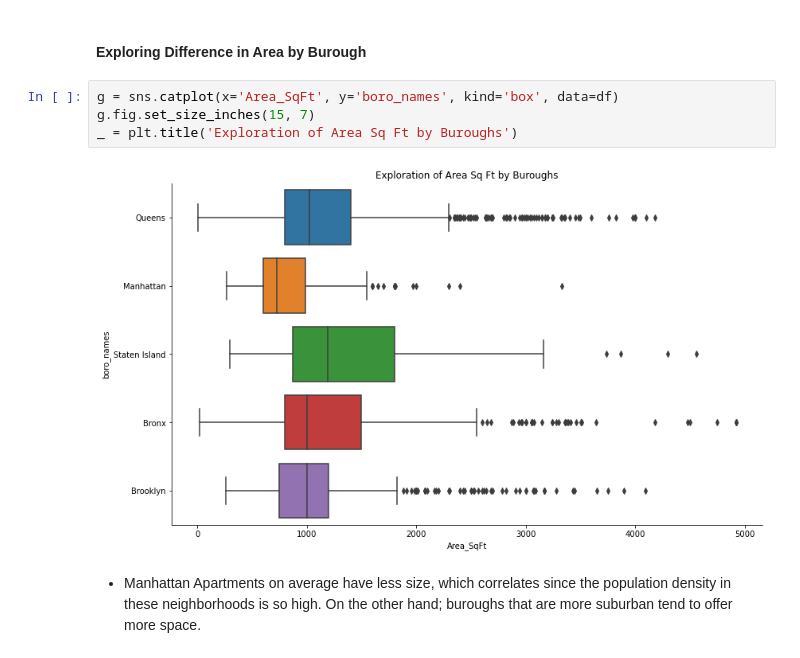
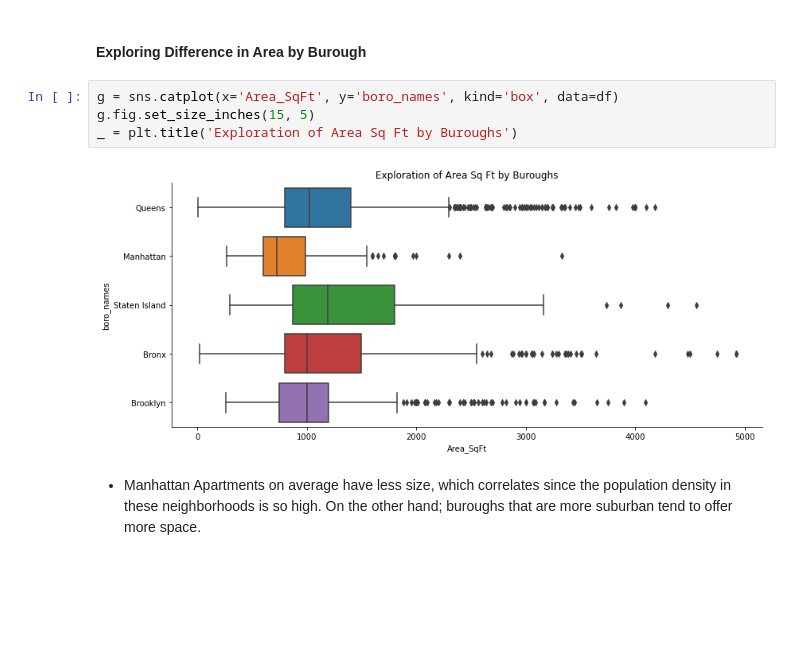
Before and after one commit to Nicolas-Jorq/Capstone-NYC-Rental-Price, a Jupyter notebook: 3 - Exploratory Data Analysis/Capstone 2 - EDA.ipynb, the cells around one changed output. Cells and saved outputs as stored; diff of their text form; blank space fills up the shorter version.

```diff
--- a/3 - Exploratory Data Analysis/Capstone 2 - EDA.ipynb
+++ b/3 - Exploratory Data Analysis/Capstone 2 - EDA.ipynb
@@ -360,10 +359,10 @@ _ = fig.suptitle('Unit Type Comparison for differnet NYC Buroughs', fontsize=15)
 #### Exploring Difference in Area by Burough
 # %%
 g = sns.catplot(x='Area_SqFt', y='boro_names', kind='box', data=df)
-g.fig.set_size_inches(15, 7)
+g.fig.set_size_inches(15, 5)
 _ = plt.title('Exploration of Area Sq Ft by Buroughs')
 # %% [output]
-[figure, old version]
+[figure, new version]
 # %% [markdown]
 - Manhattan Apartments on average have less size, which correlates since the population density in these neighborhoods is so high. On the other hand; buroughs that are more suburban tend to offer more space.
 # %% [markdown]
```
Also changed, not shown: parts of 5 cells of this notebook, 6 other files.
